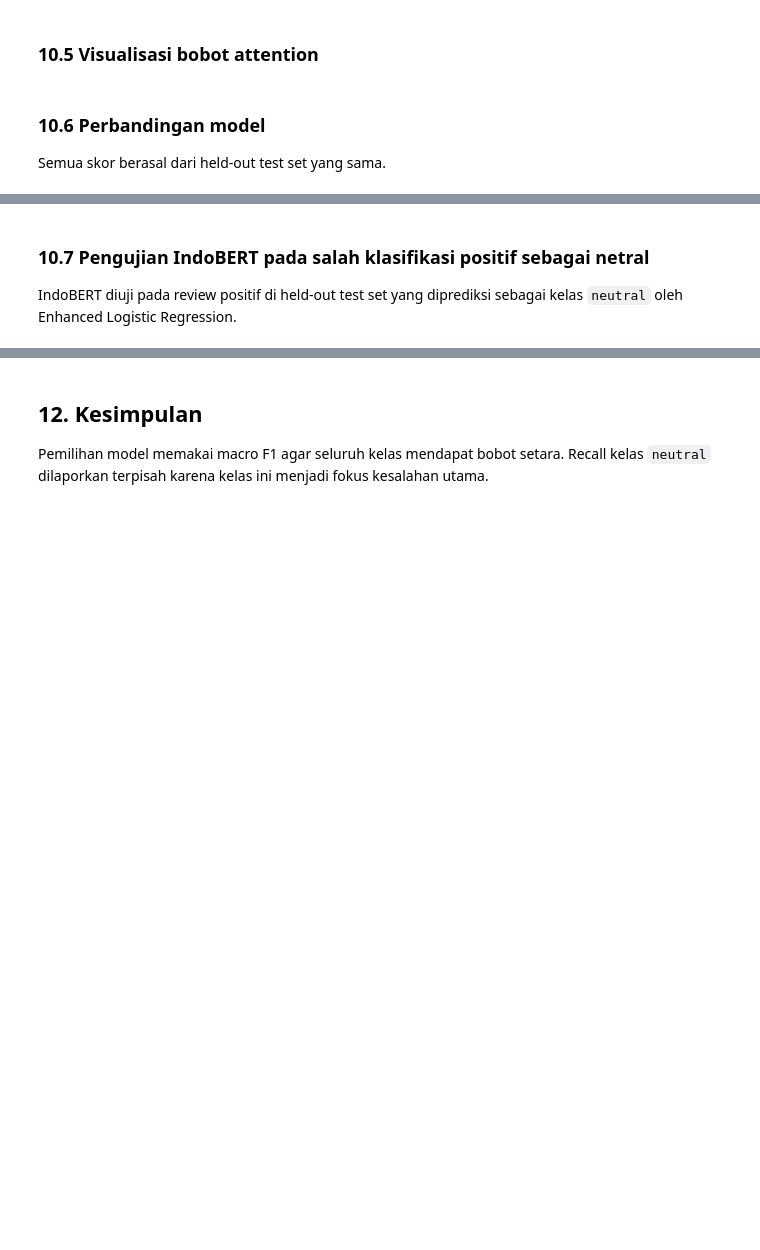
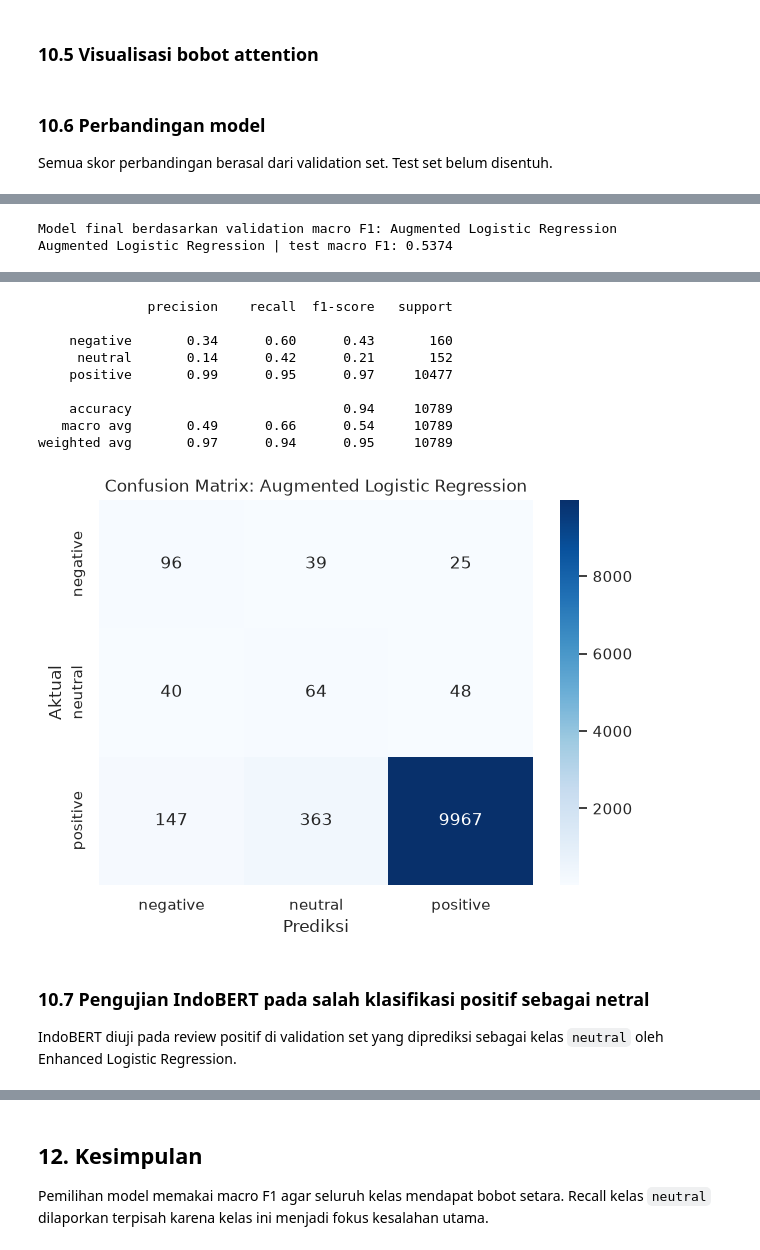
Before and after one commit to LuqmanSyah/tokopedia-review-sentiment, a Jupyter notebook: tokopedia_review_sentimen.ipynb, the cells around one changed output, grey strips where cells are left out. Cells and saved outputs as stored; diff of their text form; code cells hidden in the pictures; blank space fills up the shorter version.

Commit message:
Implement feature X to enhance user experience and optimize performance

```diff
--- a/tokopedia_review_sentimen.ipynb
+++ b/tokopedia_review_sentimen.ipynb
@@ -580,17 +806,19 @@ started_at = perf_counter()
 smote_model.fit(X_train_resampled, y_train_resampled)
 smote_training_seconds = perf_counter() - started_at
 
-y_pred_smote_validation = smote_model.predict(X_validation_smote)
-smote_validation_f1 = macro_f1(y_validation, y_pred_smote_validation)
+def predict_smote(texts):
+    cleaned = [clean_text_final(text) for text in texts]
+    return smote_model.predict(tfidf_smote.transform(cleaned))
 
-started_at = perf_counter()
-y_pred_smote = smote_model.predict(X_test_smote)
-smote_inference_seconds = perf_counter() - started_at
+
+y_pred_smote_validation, smote_inference_seconds = measure_inference(
+    predict_smote, validation_data["review_text"]
+)
 evaluate_predictions(
     "SMOTE Logistic Regression",
-    y_test,
-    y_pred_smote,
+    y_validation,
+    y_pred_smote_validation,
     smote_training_seconds,
     smote_inference_seconds,
-    smote_validation_f1,
+    "validation",
 )
@@ -976,16 +1225,15 @@ visualize_attention(sample_review)
 # %% [markdown]
 ### 10.6 Perbandingan model
 
-Semua skor berasal dari held-out test set yang sama.
+Semua skor perbandingan berasal dari validation set. Test set belum disentuh.
 # %%
 comparison_df = (
     pd.DataFrame(experiment_results)
     .set_index("model")
-    .sort_values("validation_f1_macro", ascending=False)
+    .sort_values("f1_macro", ascending=False)
 )
 
 metric_columns = [
-    "validation_f1_macro",
     "accuracy",
     "precision_macro",
     "recall_macro",
@@ -998,9 +1246,37 @@ display(
             **{column: "{:.2%}" for column in metric_columns},
             "training_seconds": "{:.2f}",
             "inference_seconds": "{:.4f}",
+            "milliseconds_per_review": "{:.3f}",
         }
     )
 )
 
-final_model_name = comparison_df["validation_f1_macro"].idxmax()
+final_model_name = comparison_df["f1_macro"].idxmax()
 print(f"Model final berdasarkan validation macro F1: {final_model_name}")
+
+model_predictors = {
+    "Baseline Logistic Regression": predict_baseline,
+    "Tuned Logistic Regression": predict_tuned,
+    "Augmented Logistic Regression": predict_augmented,
+    "SMOTE Logistic Regression": predict_smote,
+    "Weighted Logistic Regression": predict_weighted,
+    "Enhanced Logistic Regression": predict_enhanced,
+}
+if RUN_INDOBERT:
+    model_predictors["IndoBERT"] = predict_indobert
+
+y_pred_final, final_inference_seconds = measure_inference(
+    model_predictors[final_model_name], test_data["review_text"]
+)
+final_result = evaluate_predictions(
+    final_model_name,
+    y_test,
+    y_pred_final,
+    comparison_df.loc[final_model_name, "training_seconds"],
+    final_inference_seconds,
+    "test",
+)
+display(pd.DataFrame([final_result]).set_index("model"))
+print(classification_report(y_test, y_pred_final, labels=LABELS, zero_division=0))
+plot_confusion(y_test, y_pred_final, f"Confusion Matrix: {final_model_name}")
+# %% [output]
@@ -1006,0 +1291,2 @@ print(f"Model final berdasarkan validation macro F1: {final_model_name}")
+Model final berdasarkan validation macro F1: Augmented Logistic Regression
+Augmented Logistic Regression | test macro F1: 0.5374
@@ -1007,6 +1296,16 @@ print(f"Model final berdasarkan validation macro F1: {final_model_name}")
+              precision    recall  f1-score   support
+
+    negative       0.34      0.60      0.43       160
+     neutral       0.14      0.42      0.21       152
+    positive       0.99      0.95      0.97     10477
+
+    accuracy                           0.94     10789
+   macro avg       0.49      0.66      0.54     10789
+weighted avg       0.97      0.94      0.95     10789
+[figure, added]
 # %% [markdown]
 ### 10.7 Pengujian IndoBERT pada salah klasifikasi positif sebagai netral
 
-IndoBERT diuji pada review positif di held-out test set yang diprediksi sebagai kelas
+IndoBERT diuji pada review positif di validation set yang diprediksi sebagai kelas
 `neutral` oleh Enhanced Logistic Regression.
 # %%
```
Also changed, not shown: parts of 38 cells of this notebook.
